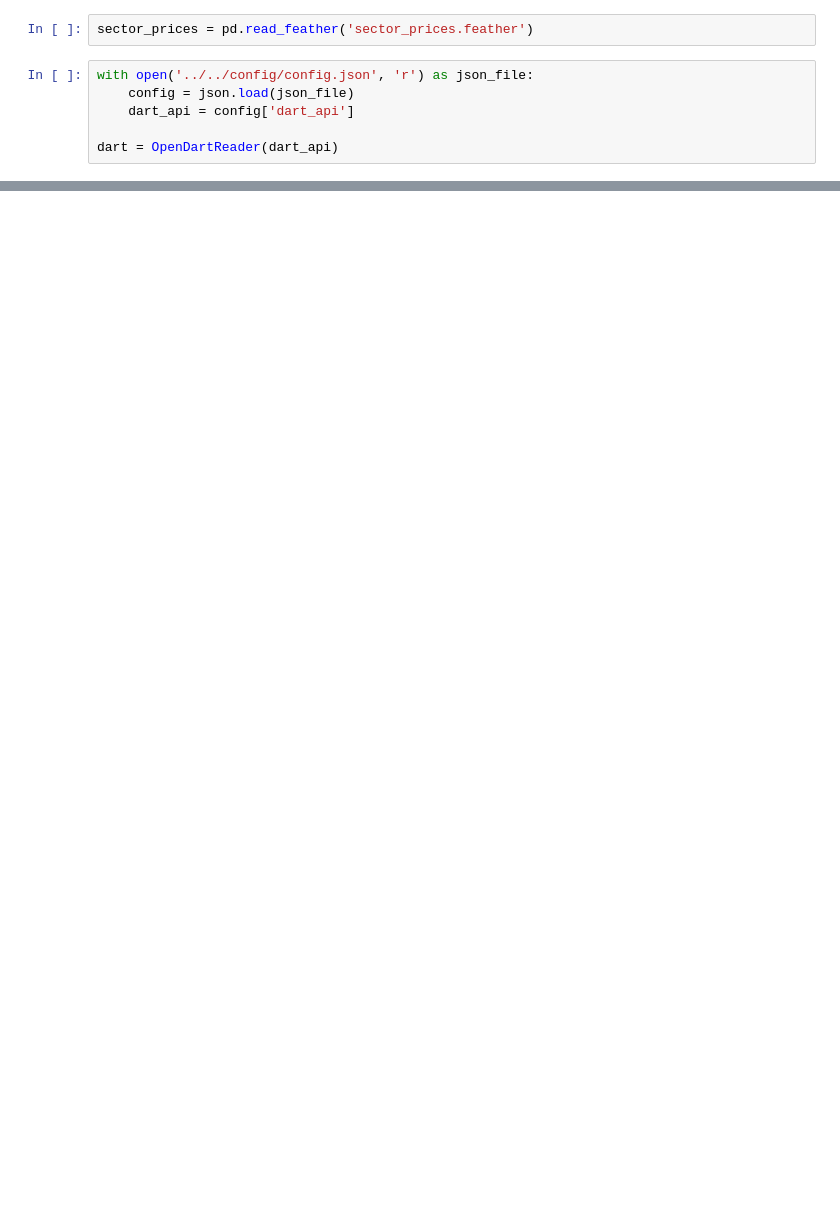
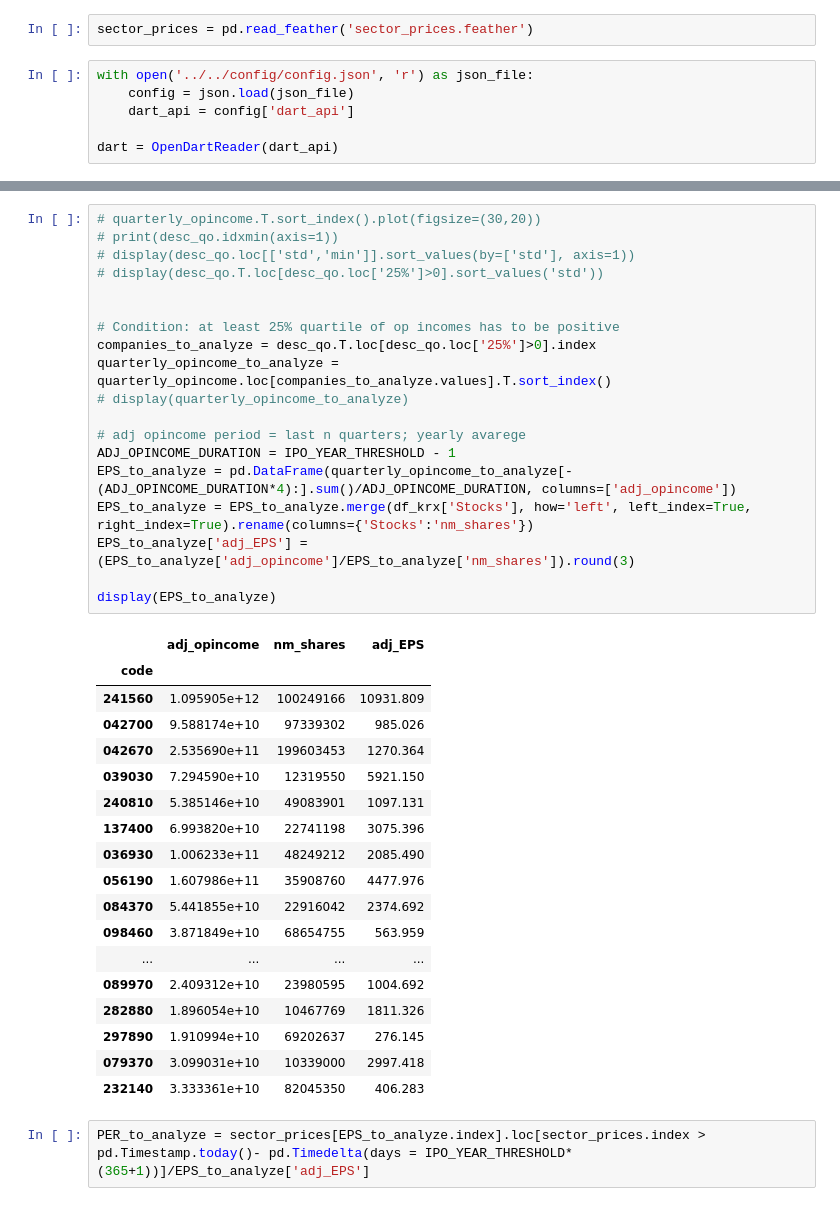
Before and after one commit to iburn78/trader, a Jupyter notebook: data_collection/dc_02.ipynb, the cells around one changed output, grey strips where cells are left out. Cells and saved outputs as stored; diff of their text form; blank space fills up the shorter version.

```diff
--- a/data_collection/dc_02.ipynb
+++ b/data_collection/dc_02.ipynb
@@ -78,0 +200,40 @@ for code in sector['Code'].values:
+# %%
+# quarterly_opincome.T.sort_index().plot(figsize=(30,20))
+# print(desc_qo.idxmin(axis=1))
+# display(desc_qo.loc[['std','min']].sort_values(by=['std'], axis=1))
+# display(desc_qo.T.loc[desc_qo.loc['25%']>0].sort_values('std'))
+
+
+# Condition: at least 25% quartile of op incomes has to be positive
+companies_to_analyze = desc_qo.T.loc[desc_qo.loc['25%']>0].index
+quarterly_opincome_to_analyze = quarterly_opincome.loc[companies_to_analyze.values].T.sort_index()
+# display(quarterly_opincome_to_analyze)
+
+# adj opincome period = last n quarters; yearly avarege
+ADJ_OPINCOME_DURATION = IPO_YEAR_THRESHOLD - 1
+EPS_to_analyze = pd.DataFrame(quarterly_opincome_to_analyze[-(ADJ_OPINCOME_DURATION*4):].sum()/ADJ_OPINCOME_DURATION, columns=['adj_opincome'])
+EPS_to_analyze = EPS_to_analyze.merge(df_krx['Stocks'], how='left', left_index=True, right_index=True).rename(columns={'Stocks':'nm_shares'})
+EPS_to_analyze['adj_EPS'] = (EPS_to_analyze['adj_opincome']/EPS_to_analyze['nm_shares']).round(3)
+
+display(EPS_to_analyze)
+# %% [output]
+|  | adj_opincome | nm_shares | adj_EPS |
+| code |  |  |  |
+| 241560 | 1.095905e+12 | 100249166 | 10931.809 |
+| 042700 | 9.588174e+10 | 97339302 | 985.026 |
+| 042670 | 2.535690e+11 | 199603453 | 1270.364 |
+| 039030 | 7.294590e+10 | 12319550 | 5921.150 |
+| 240810 | 5.385146e+10 | 49083901 | 1097.131 |
+| 137400 | 6.993820e+10 | 22741198 | 3075.396 |
+| 036930 | 1.006233e+11 | 48249212 | 2085.490 |
+| 056190 | 1.607986e+11 | 35908760 | 4477.976 |
+| 084370 | 5.441855e+10 | 22916042 | 2374.692 |
+| 098460 | 3.871849e+10 | 68654755 | 563.959 |
+| ... | ... | ... | ... |
+| 089970 | 2.409312e+10 | 23980595 | 1004.692 |
+| 282880 | 1.896054e+10 | 10467769 | 1811.326 |
+| 297890 | 1.910994e+10 | 69202637 | 276.145 |
+| 079370 | 3.099031e+10 | 10339000 | 2997.418 |
+| 232140 | 3.333361e+10 | 82045350 | 406.283 |
+# %%
+PER_to_analyze = sector_prices[EPS_to_analyze.index].loc[sector_prices.index > pd.Timestamp.today()- pd.Timedelta(days = IPO_YEAR_THRESHOLD*(365+1))]/EPS_to_analyze['adj_EPS']
```
Also changed, not shown: parts of 10 cells of this notebook, 15 other files.
